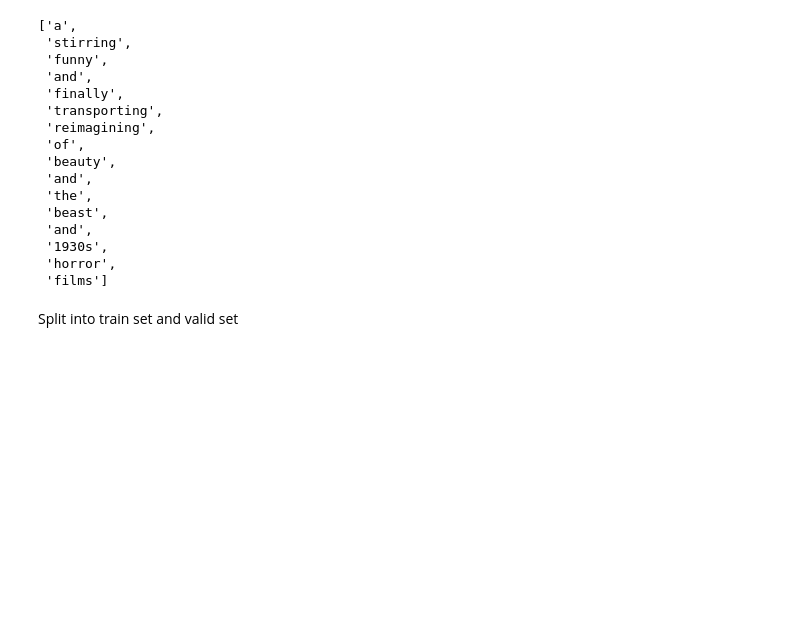
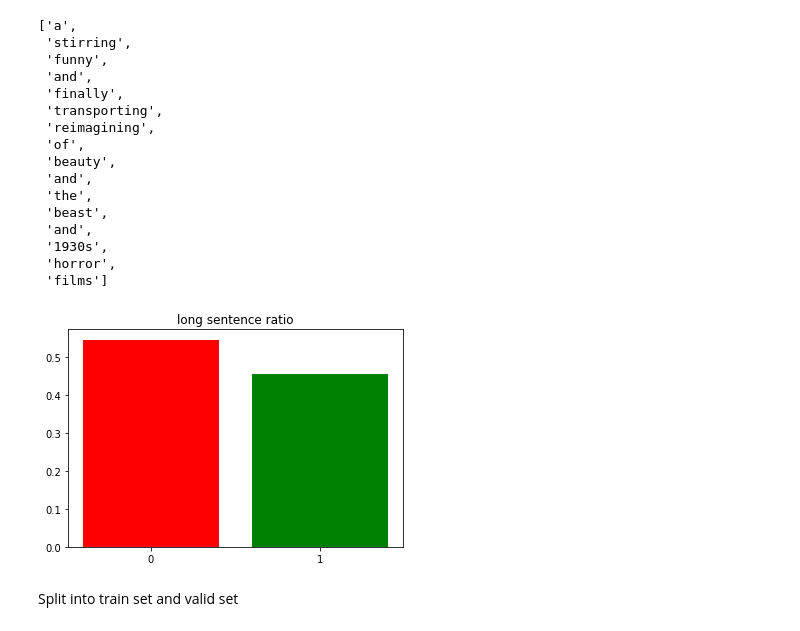
Before and after one commit to TryFire/AutoNLP, a Jupyter notebook: analyse.ipynb, the cells around one changed output. Cells and saved outputs as stored; diff of their text form; code cells hidden in the pictures; blank space fills up the shorter version.

```diff
--- a/analyse.ipynb
+++ b/analyse.ipynb
@@ -113,6 +191,14 @@ x_data[0]
  '1930s',
  'horror',
  'films']
+# %%
+long_n = np.mean(np.array(list(map(len, x_data)))>15)
+ticklabels = ['long sentences','short sentences']
+plt.bar(range(2), [long_n,1-long_n],color='rgb',tick_label=class_name)
+plt.title('long sentence ratio')
+plt.show()
+# %% [output]
+[figure, added]
 # %% [markdown]
 Split into train set and valid set
 # %%
```
Also changed, not shown: parts of 20 cells of this notebook, 2 other files.
